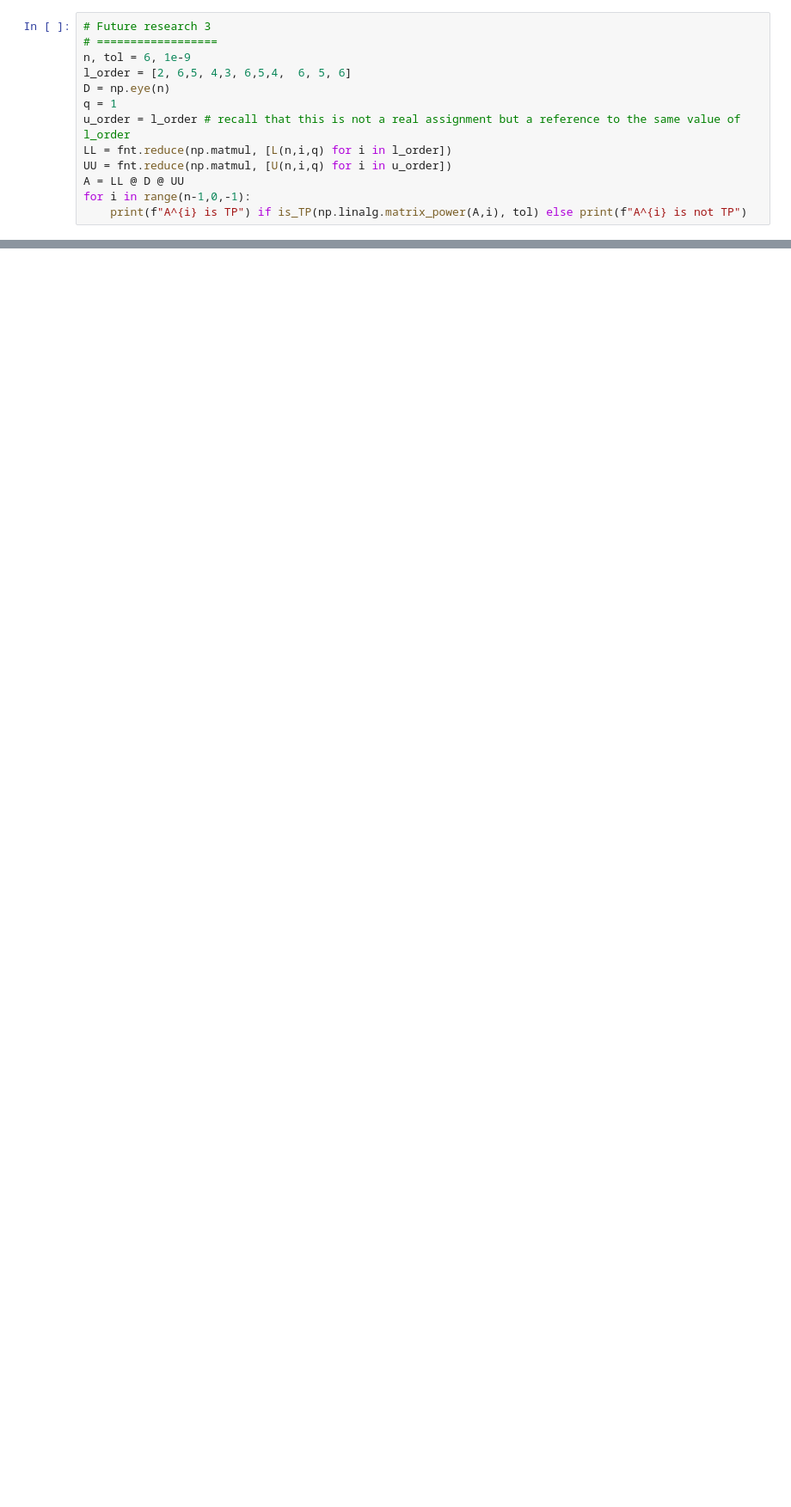
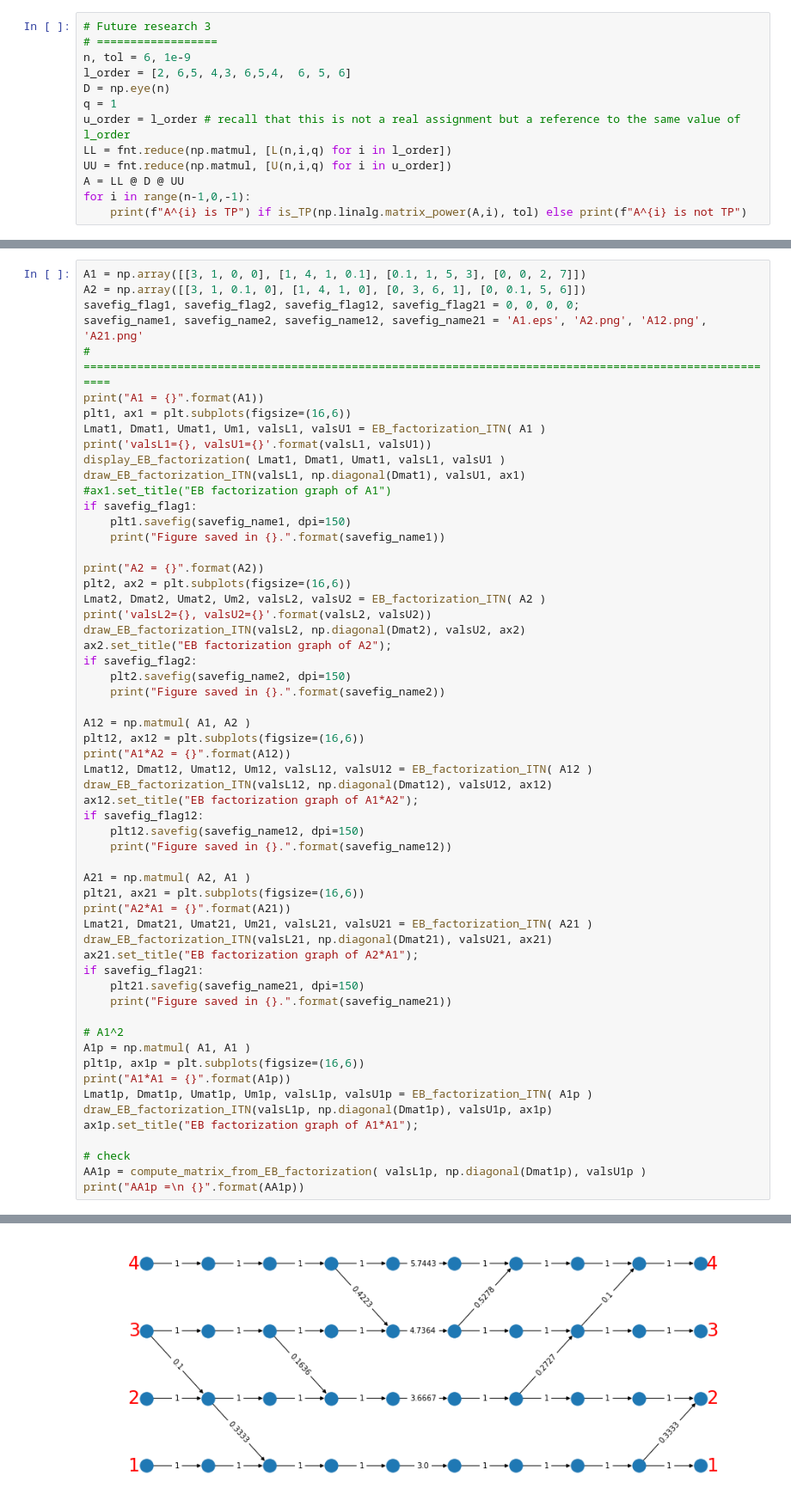
Before and after one commit to yoramzarai/Oscillatory, a Jupyter notebook: eb_factorization_example.ipynb, the cells around one changed output, grey strips where cells are left out. Shown: that part at 86% size. Saved outputs shown, nothing was run; the diff lists cells and outputs as text; blank space fills up the shorter version.

```diff
--- a/eb_factorization_example.ipynb
+++ b/eb_factorization_example.ipynb
@@ -665,0 +695,59 @@ for i in range(n-1,0,-1):
+# %%
+A1 = np.array([[3, 1, 0, 0], [1, 4, 1, 0.1], [0.1, 1, 5, 3], [0, 0, 2, 7]])
+A2 = np.array([[3, 1, 0.1, 0], [1, 4, 1, 0], [0, 3, 6, 1], [0, 0.1, 5, 6]])
+savefig_flag1, savefig_flag2, savefig_flag12, savefig_flag21 = 0, 0, 0, 0;
+savefig_name1, savefig_name2, savefig_name12, savefig_name21 = 'A1.eps', 'A2.png', 'A12.png', 'A21.png'
+# =========================================================================================================
+print("A1 = {}".format(A1))
+plt1, ax1 = plt.subplots(figsize=(16,6))
+Lmat1, Dmat1, Umat1, Um1, valsL1, valsU1 = EB_factorization_ITN( A1 )
+print('valsL1={}, valsU1={}'.format(valsL1, valsU1))
+display_EB_factorization( Lmat1, Dmat1, Umat1, valsL1, valsU1 )
+draw_EB_factorization_ITN(valsL1, np.diagonal(Dmat1), valsU1, ax1)
+#ax1.set_title("EB factorization graph of A1")
+if savefig_flag1:
+    plt1.savefig(savefig_name1, dpi=150)
+    print("Figure saved in {}.".format(savefig_name1))
+
+print("A2 = {}".format(A2))
+plt2, ax2 = plt.subplots(figsize=(16,6))
+Lmat2, Dmat2, Umat2, Um2, valsL2, valsU2 = EB_factorization_ITN( A2 )
+print('valsL2={}, valsU2={}'.format(valsL2, valsU2))
+draw_EB_factorization_ITN(valsL2, np.diagonal(Dmat2), valsU2, ax2)
+ax2.set_title("EB factorization graph of A2");
+if savefig_flag2:
+    plt2.savefig(savefig_name2, dpi=150)
+    print("Figure saved in {}.".format(savefig_name2))
+
+A12 = np.matmul( A1, A2 )
+plt12, ax12 = plt.subplots(figsize=(16,6))
+print("A1*A2 = {}".format(A12))
+Lmat12, Dmat12, Umat12, Um12, valsL12, valsU12 = EB_factorization_ITN( A12 )
+draw_EB_factorization_ITN(valsL12, np.diagonal(Dmat12), valsU12, ax12)
+ax12.set_title("EB factorization graph of A1*A2");
+if savefig_flag12:
+    plt12.savefig(savefig_name12, dpi=150)
+    print("Figure saved in {}.".format(savefig_name12))
+
+A21 = np.matmul( A2, A1 )
+plt21, ax21 = plt.subplots(figsize=(16,6))
+print("A2*A1 = {}".format(A21))
+Lmat21, Dmat21, Umat21, Um21, valsL21, valsU21 = EB_factorization_ITN( A21 )
+draw_EB_factorization_ITN(valsL21, np.diagonal(Dmat21), valsU21, ax21)
+ax21.set_title("EB factorization graph of A2*A1");
+if savefig_flag21:
+    plt21.savefig(savefig_name21, dpi=150)
+    print("Figure saved in {}.".format(savefig_name21))
+
+# A1^2
+A1p = np.matmul( A1, A1 )
+plt1p, ax1p = plt.subplots(figsize=(16,6))
+print("A1*A1 = {}".format(A1p))
+Lmat1p, Dmat1p, Umat1p, Um1p, valsL1p, valsU1p = EB_factorization_ITN( A1p )
+draw_EB_factorization_ITN(valsL1p, np.diagonal(Dmat1p), valsU1p, ax1p)
+ax1p.set_title("EB factorization graph of A1*A1");
+
+# check
+AA1p = compute_matrix_from_EB_factorization( valsL1p, np.diagonal(Dmat1p), valsU1p )
+print("AA1p =\n {}".format(AA1p))
+# %% [output]
@@ -665,0 +771 @@ for i in range(n-1,0,-1):
+[figure, added]
```
Also changed, not shown: parts of 5 cells of this notebook, 4 other files.
